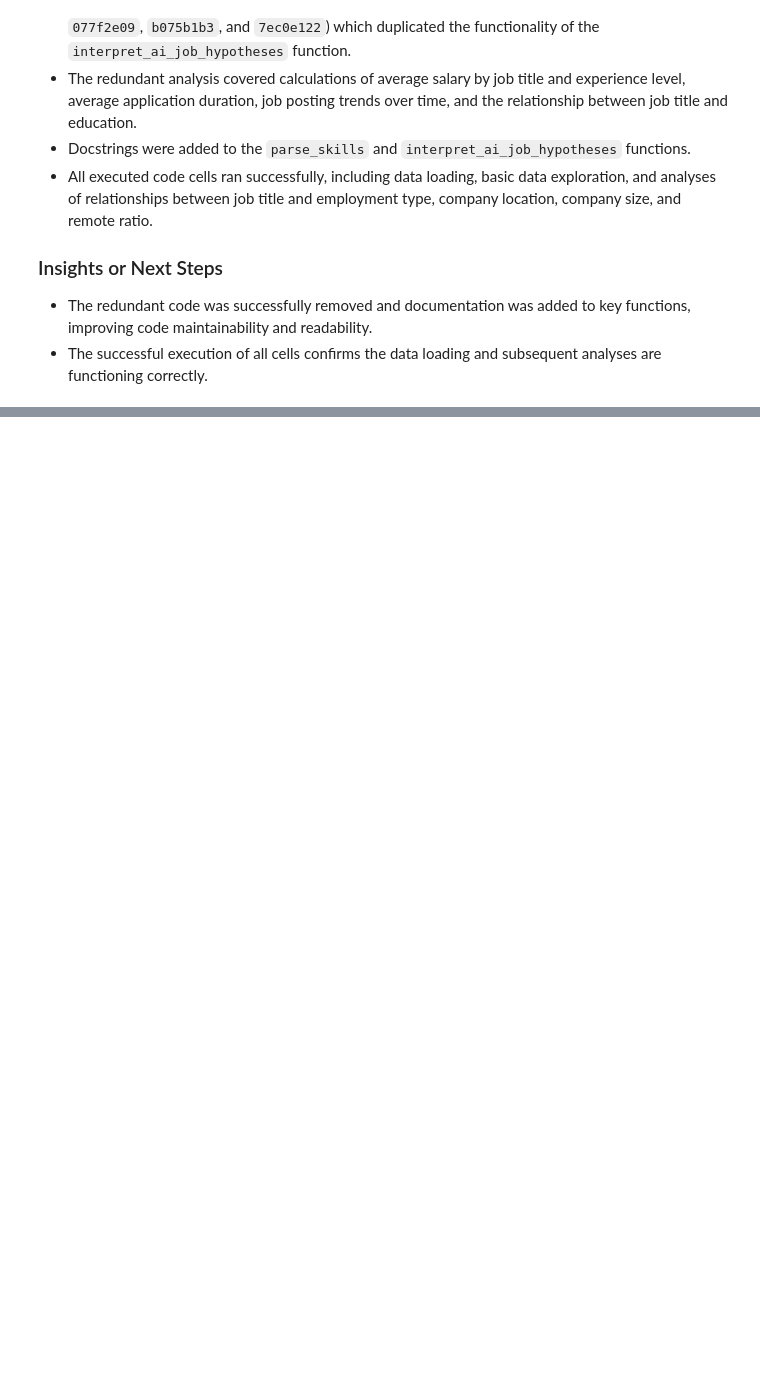
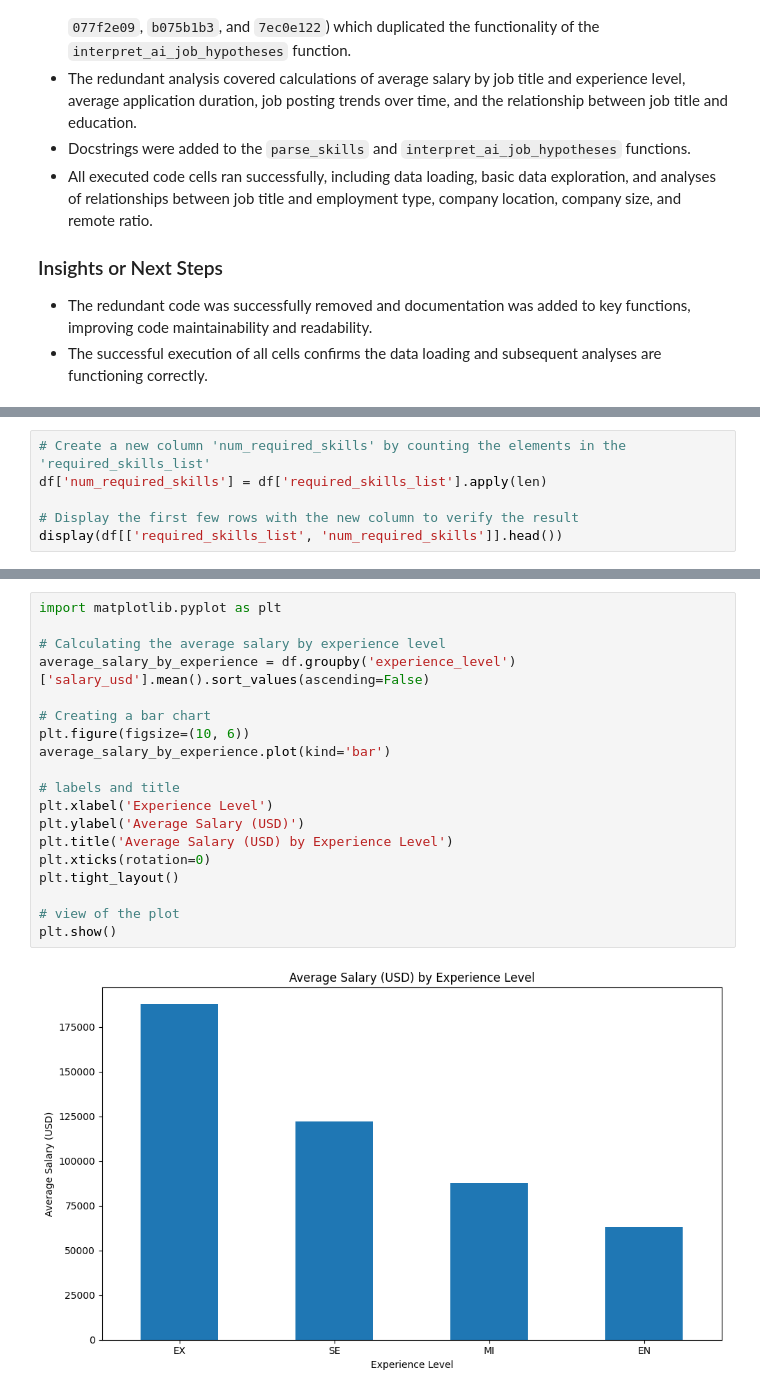
Before and after one commit to stevejj4/Global-AI-Job-Market-Trends-Salary-Insights-2025, a Jupyter notebook: ai_job_project.ipynb, the cells around one changed output, grey strips where cells are left out. Saved outputs shown, nothing was run; the diff lists cells and outputs as text; blank space fills up the shorter version.

```diff
--- a/ai_job_project.ipynb
+++ b/ai_job_project.ipynb
@@ -719,0 +782,6 @@ dtype: int64
+# %%
+# Create a new column 'num_required_skills' by counting the elements in the 'required_skills_list'
+df['num_required_skills'] = df['required_skills_list'].apply(len)
+
+# Display the first few rows with the new column to verify the result
+display(df[['required_skills_list', 'num_required_skills']].head())
@@ -719,0 +795,21 @@ dtype: int64
+# %%
+import matplotlib.pyplot as plt
+
+# Calculating the average salary by experience level
+average_salary_by_experience = df.groupby('experience_level')['salary_usd'].mean().sort_values(ascending=False)
+
+# Creating a bar chart
+plt.figure(figsize=(10, 6))
+average_salary_by_experience.plot(kind='bar')
+
+# labels and title
+plt.xlabel('Experience Level')
+plt.ylabel('Average Salary (USD)')
+plt.title('Average Salary (USD) by Experience Level')
+plt.xticks(rotation=0)
+plt.tight_layout()
+
+# view of the plot
+plt.show()
+# %% [output]
+[figure, added]
```
Also changed, not shown: parts of 7 cells of this notebook.
